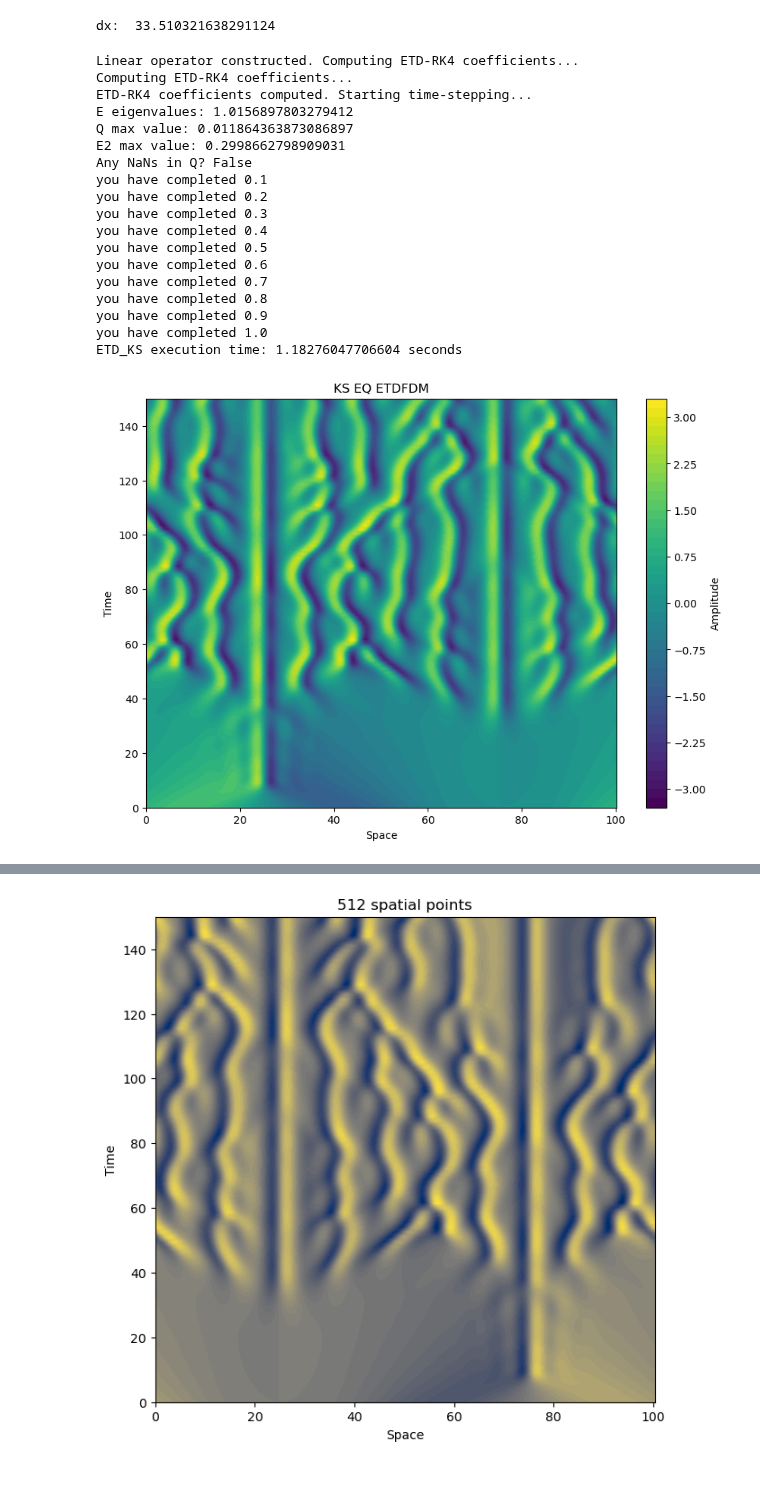
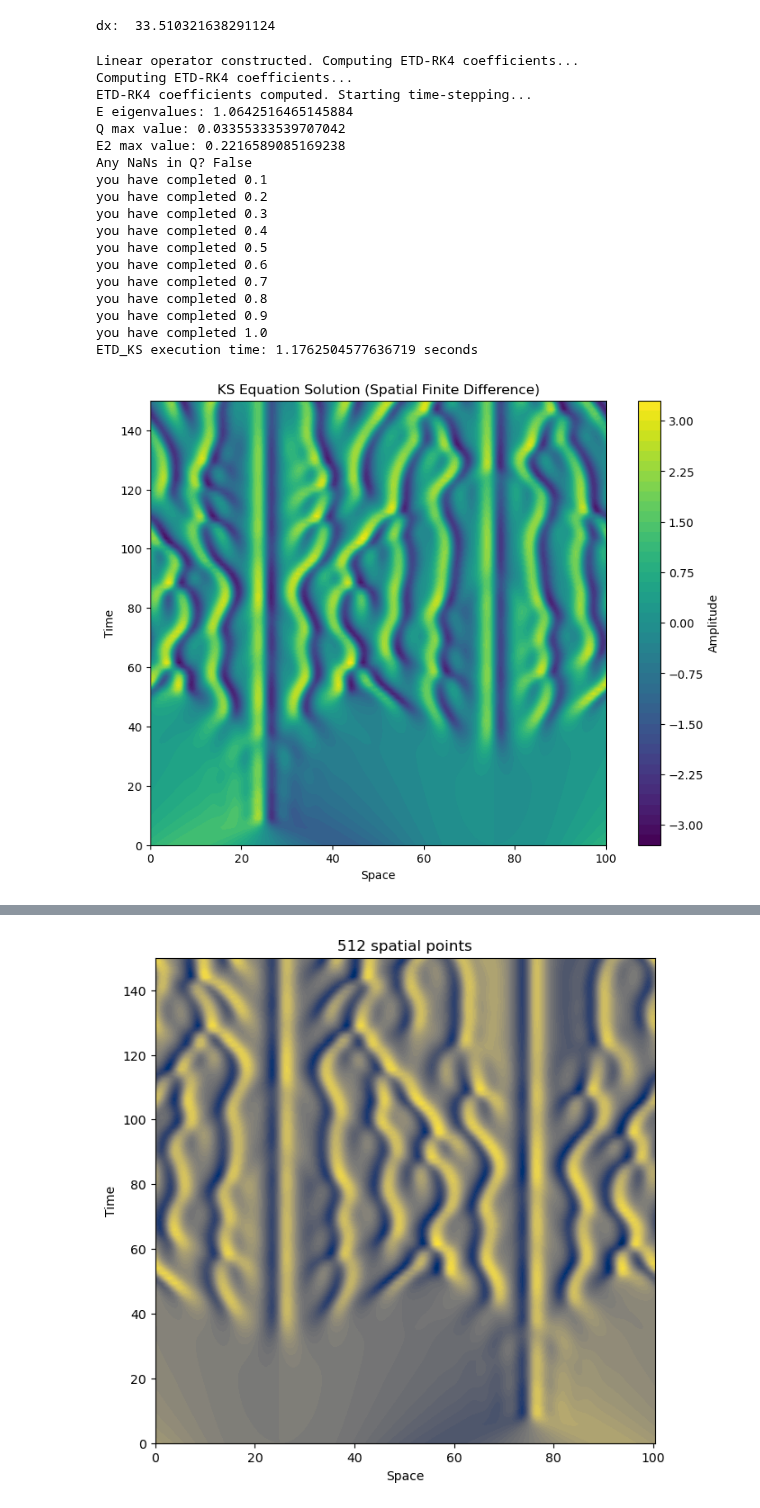
Before and after one commit to Gaffeyh/Research_Project, a Jupyter notebook: ETD_FDM/ETD_FDM.ipynb, the cells around one changed output, grey strips where cells are left out. Saved outputs shown, nothing was run; the diff lists cells and outputs as text; code cells hidden in the pictures; blank space fills up the shorter version.

Commit message:
Making figures for the thesis

```diff
--- a/ETD_FDM/ETD_FDM.ipynb
+++ b/ETD_FDM/ETD_FDM.ipynb
@@ -63,8 +63,8 @@ def ETDFDM_AC(N,h = 1/4):
     tt = np.array([0.0])
 
     tmax = 70
-    nmax = round(tmax / h)
-    nplt = int(np.floor((tmax / 20) / h))
+    nmax = int(np.ceil(tmax / h))
+    nplt = max(1, int(np.floor((tmax / 20) / h)))
 
     for n in range(1, nmax + 1):
         #print("n = ", n)
@@ -74,12 +74,12 @@ def ETDFDM_AC(N,h = 1/4):
         if debug:
             print("BC equals: at u", u[0], u[-1])
 
-        Nu[-1] = Nu[0] = 0
+        #Nu[-1] = Nu[0] = 0
 
         a  = E2 @ u + Q @ Nu
         Na = a-a**3
 
-        Na[-1] = Na[0] = 0
+        #Na[-1] = Na[0] = 0
 
 
 
@@ -89,19 +89,22 @@ def ETDFDM_AC(N,h = 1/4):
         b  = E2 @ u + Q @ Na
         Nb = b-b**3
 
-        Nb[-1] = Nb[0] = 0
+        #Nb[-1] = Nb[0] = 0
 
         c  = E2 @ a + Q @ (2*Nb - Nu)
         Nc = c-c**3
 
-        Nc[-1] = Nc[0] = 0
+        #Nc[-1] = Nc[0] = 0
 
         u = E @ u + f1 @ Nu + 2*f2 @ (Na + Nb) + f3 @ Nc
 
+        #u[0] = -1
+        #u[-1] = 1
+
+
         if n % nplt == 0:
             #print("Saving at t = ", t)
-            u[0] = -1
-            u[-1] = 1
+
             uu = np.hstack((uu, u.reshape(-1, 1)))
             tt = np.append(tt, t)
 
@@ -113,3 +200,3 @@ def ETDFDM_AC(N,h = 1/4):
 # %%
-x,tt,uu,time_elapsed = ETDFDM_AC(64,1/16)
+x,tt,uu,time_elapsed = ETDFDM_AC(2**9,1/4)
 # %% [output]
@@ -258,7 +345,7 @@ def ETDFDM_KS(N,h = 1/4):
 
     tmax = 150
     nmax = round(tmax / h)
-    nplt = int(np.floor((tmax / 100) / h))
+    nplt = max(1,int(np.floor((tmax / 100) / h)))
 
     for n in range(1, nmax + 1):
         #print("n = ", n)
@@ -298,14 +385,14 @@ def ETDFDM_KS(N,h = 1/4):
 # %%
 
 
-x,tt,uu,time_elapsed = ETDFDM_KS(256,1/16)
+x,tt,uu,time_elapsed = ETDFDM_KS(2**8,1/4)
 # %% [output]
 Linear operator constructed. Computing ETD-RK4 coefficients...
 Computing ETD-RK4 coefficients...
 ETD-RK4 coefficients computed. Starting time-stepping...
-E eigenvalues: 1.0156897803279412
-Q max value: 0.011864363873086897
-E2 max value: 0.2998662798909031
+E eigenvalues: 1.0642516465145884
+Q max value: 0.03355333539707042
+E2 max value: 0.2216589085169238
 Any NaNs in Q? False
 you have completed 0.1
 you have completed 0.2
@@ -317,25 +404,29 @@ you have completed 0.7
 you have completed 0.8
 you have completed 0.9
 you have completed 1.0
-ETD_KS execution time: 1.18276047706604 seconds
+ETD_KS execution time: 1.1762504577636719 seconds
 # %%
 # Plot results using a contour plot
 fig, ax = plt.subplots(figsize=(10, 7))
 X, T = np.meshgrid(x, tt, indexing='ij')  # Ensure consistent indexing
 contour = ax.contourf(X,T, uu[:,:], cmap=cm.viridis, levels=50)  # Swap X and T to match uu's shape
 
+# Add a vertical red line at time point 100 (you may need to adjust based on the data)
+#ax.axhline(y=100, color='red', linewidth=2, label='Time = 100')
+
+
 # Add a colorbar
 cbar = plt.colorbar(contour, ax=ax)
 cbar.set_label('Amplitude')
-
+ax.set_aspect(0.65)
 # Set labels and title
 ax.set_xlabel('Space')
 ax.set_ylabel('Time')
-ax.set_title('KS EQ ETDFDM')
+ax.set_title('KS Equation Solution (Spatial Finite Difference)')
 
 plt.show()
 # %% [output]
-[figure, old version]
+[figure, new version]
 # %%
 N_Second = 2**9
 
```
Also changed, not shown: parts of 7 cells of this notebook, 7 other files.
